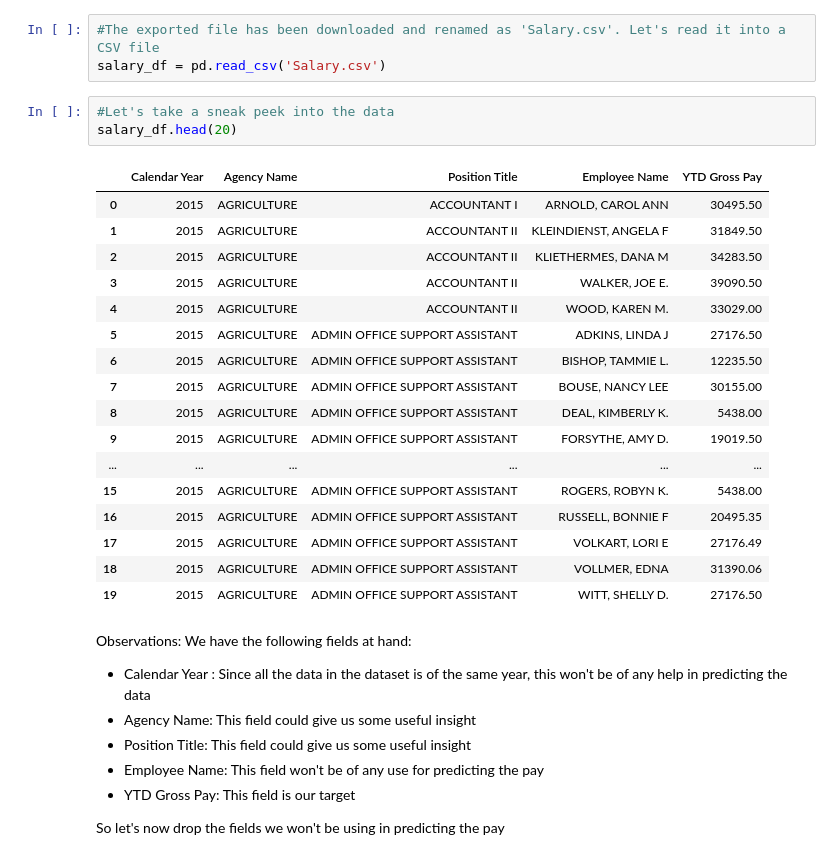
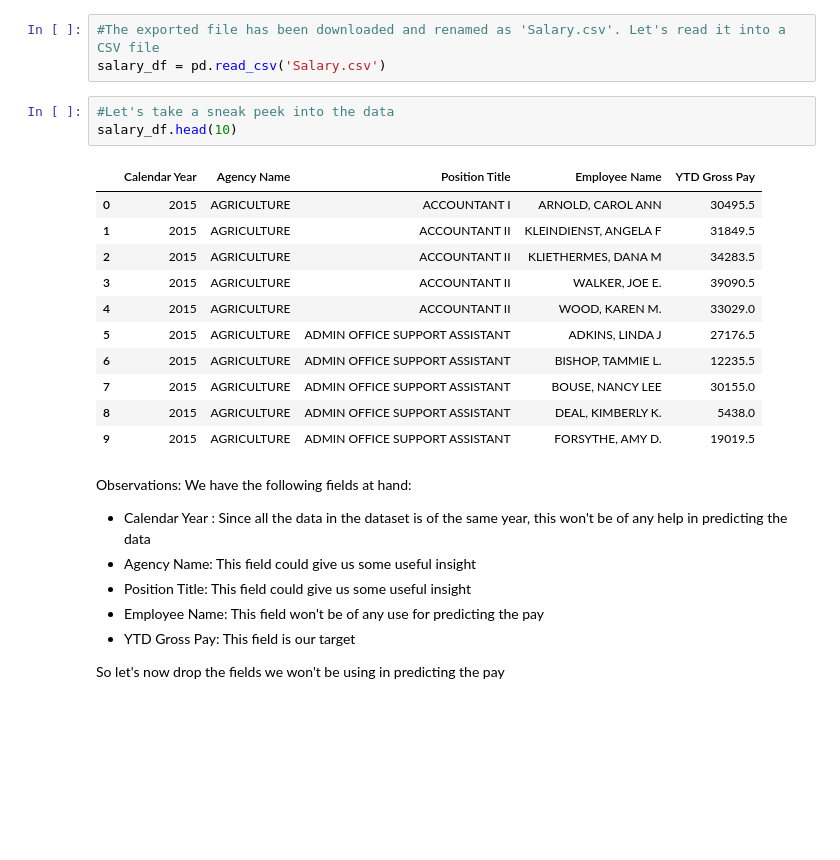
Before and after one commit to eggman89/iPythonNotebooks, a Jupyter notebook: State of Missour - Salary/2015 - State of Missouri.ipynb, the cells around one changed output. Drawn from its saved outputs; the diff is of its cells as text; blank space fills up the shorter version.

```diff
--- a/State of Missour - Salary/2015 - State of Missouri.ipynb
+++ b/State of Missour - Salary/2015 - State of Missouri.ipynb
@@ -27,25 +27,19 @@ import seaborn as sns
 salary_df = pd.read_csv('Salary.csv')
 # %%
 #Let's take a sneak peek into the data
-salary_df.head(20)
+salary_df.head(10)
 # %% [output]
 |  | Calendar Year | Agency Name | Position Title | Employee Name | YTD Gross Pay |
-| 0 | 2015 | AGRICULTURE | ACCOUNTANT I | ARNOLD, CAROL ANN | 30495.50 |
-| 1 | 2015 | AGRICULTURE | ACCOUNTANT II | KLEINDIENST, ANGELA F | 31849.50 |
-| 2 | 2015 | AGRICULTURE | ACCOUNTANT II | KLIETHERMES, DANA M | 34283.50 |
-| 3 | 2015 | AGRICULTURE | ACCOUNTANT II | WALKER, JOE E. | 39090.50 |
-| 4 | 2015 | AGRICULTURE | ACCOUNTANT II | WOOD, KAREN M. | 33029.00 |
-| 5 | 2015 | AGRICULTURE | ADMIN OFFICE SUPPORT ASSISTANT | ADKINS, LINDA J | 27176.50 |
-| 6 | 2015 | AGRICULTURE | ADMIN OFFICE SUPPORT ASSISTANT | BISHOP, TAMMIE L. | 12235.50 |
-| 7 | 2015 | AGRICULTURE | ADMIN OFFICE SUPPORT ASSISTANT | BOUSE, NANCY LEE | 30155.00 |
-| 8 | 2015 | AGRICULTURE | ADMIN OFFICE SUPPORT ASSISTANT | DEAL, KIMBERLY K. | 5438.00 |
-| 9 | 2015 | AGRICULTURE | ADMIN OFFICE SUPPORT ASSISTANT | FORSYTHE, AMY D. | 19019.50 |
-| ... | ... | ... | ... | ... | ... |
-| 15 | 2015 | AGRICULTURE | ADMIN OFFICE SUPPORT ASSISTANT | ROGERS, ROBYN K. | 5438.00 |
-| 16 | 2015 | AGRICULTURE | ADMIN OFFICE SUPPORT ASSISTANT | RUSSELL, BONNIE F | 20495.35 |
-| 17 | 2015 | AGRICULTURE | ADMIN OFFICE SUPPORT ASSISTANT | VOLKART, LORI E | 27176.49 |
-| 18 | 2015 | AGRICULTURE | ADMIN OFFICE SUPPORT ASSISTANT | VOLLMER, EDNA | 31390.06 |
-| 19 | 2015 | AGRICULTURE | ADMIN OFFICE SUPPORT ASSISTANT | WITT, SHELLY D. | 27176.50 |
+| 0 | 2015 | AGRICULTURE | ACCOUNTANT I | ARNOLD, CAROL ANN | 30495.5 |
+| 1 | 2015 | AGRICULTURE | ACCOUNTANT II | KLEINDIENST, ANGELA F | 31849.5 |
+| 2 | 2015 | AGRICULTURE | ACCOUNTANT II | KLIETHERMES, DANA M | 34283.5 |
+| 3 | 2015 | AGRICULTURE | ACCOUNTANT II | WALKER, JOE E. | 39090.5 |
+| 4 | 2015 | AGRICULTURE | ACCOUNTANT II | WOOD, KAREN M. | 33029.0 |
+| 5 | 2015 | AGRICULTURE | ADMIN OFFICE SUPPORT ASSISTANT | ADKINS, LINDA J | 27176.5 |
+| 6 | 2015 | AGRICULTURE | ADMIN OFFICE SUPPORT ASSISTANT | BISHOP, TAMMIE L. | 12235.5 |
+| 7 | 2015 | AGRICULTURE | ADMIN OFFICE SUPPORT ASSISTANT | BOUSE, NANCY LEE | 30155.0 |
+| 8 | 2015 | AGRICULTURE | ADMIN OFFICE SUPPORT ASSISTANT | DEAL, KIMBERLY K. | 5438.0 |
+| 9 | 2015 | AGRICULTURE | ADMIN OFFICE SUPPORT ASSISTANT | FORSYTHE, AMY D. | 19019.5 |
 # %% [markdown]
 Observations:
 We have the following fields at hand:
```
Also changed, not shown: parts of 8 cells of this notebook.
